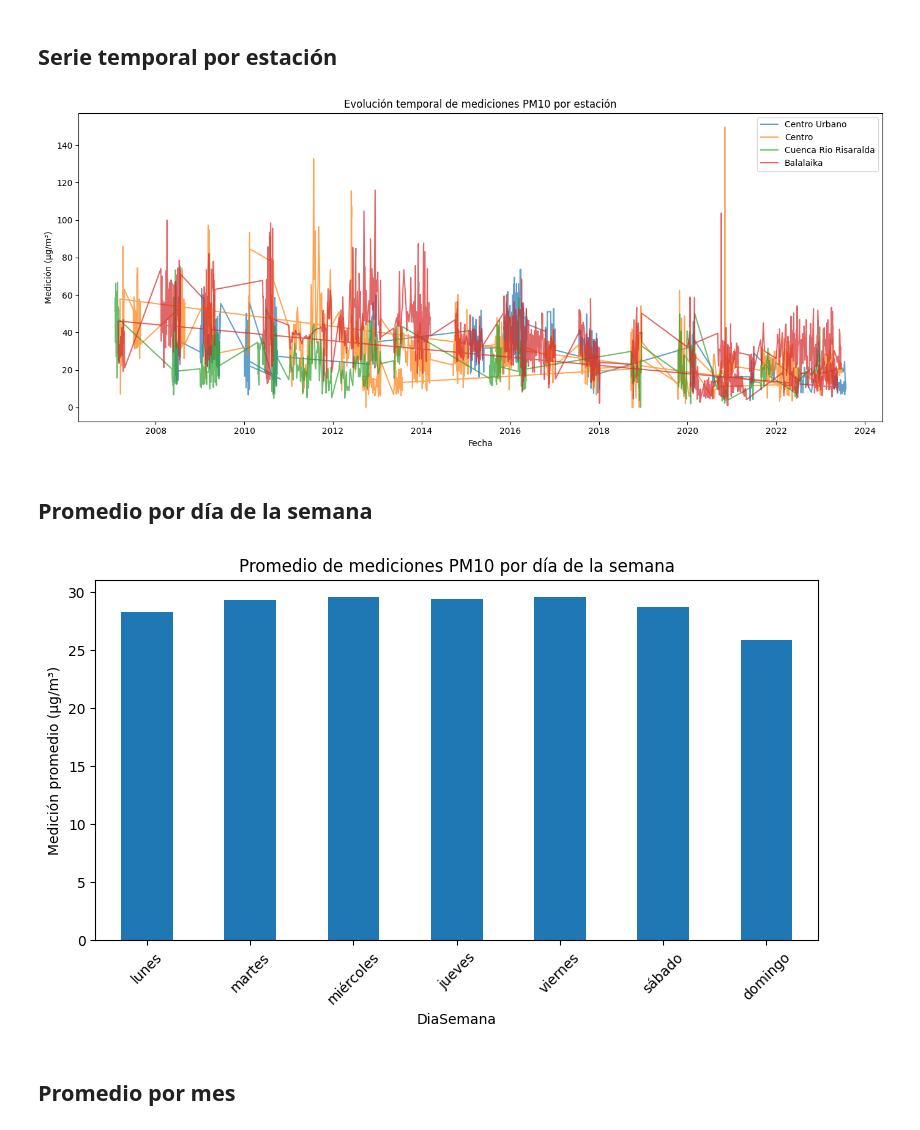
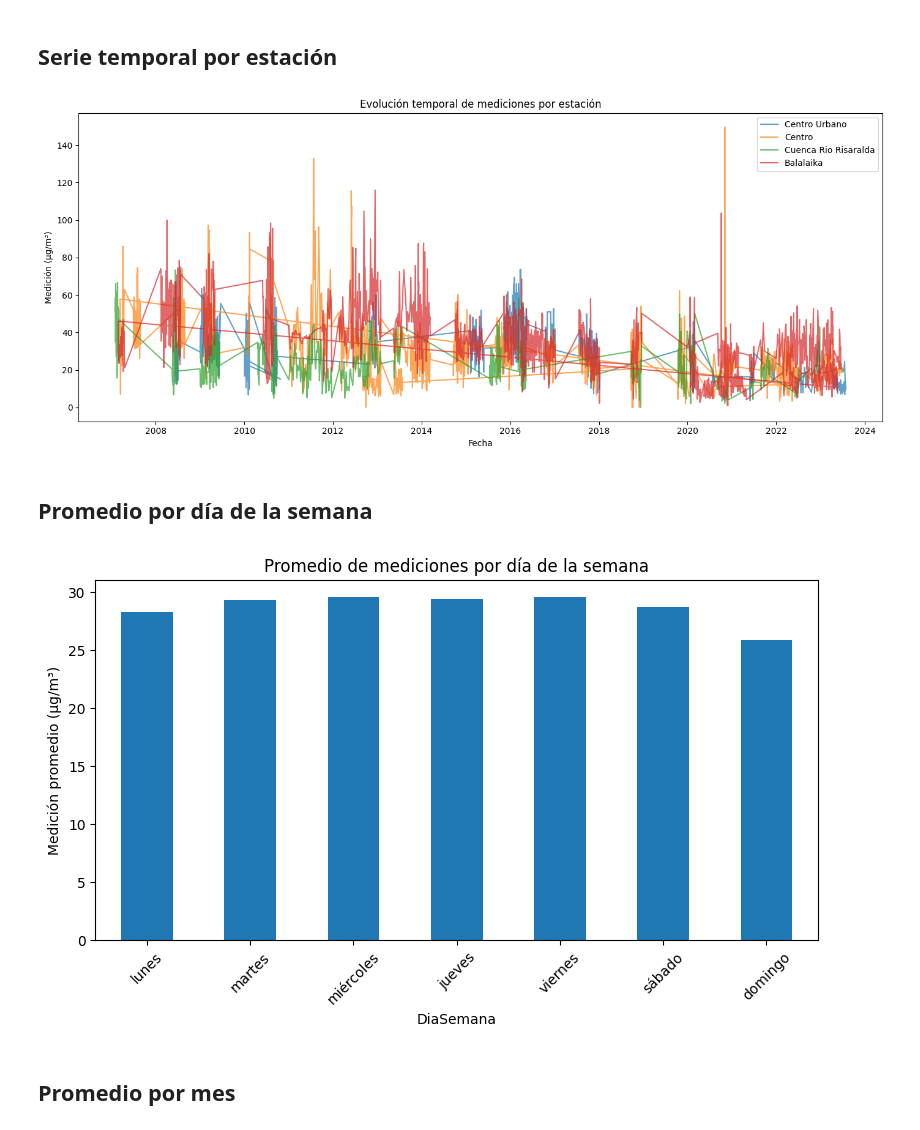
Before and after one commit to SebastianOrd/Microproyecto-DS, a Jupyter notebook: notebooks/eda.ipynb, the cells around one changed output. Cells and saved outputs as stored; diff of their text form; code cells hidden in the pictures.

```diff
--- a/notebooks/eda.ipynb
+++ b/notebooks/eda.ipynb
@@ -110,7 +110,7 @@ plt.figure(figsize=(14,6))
 for estacion in df['Estacion'].dropna().unique():
     subset = df[df['Estacion'] == estacion]
     plt.plot(subset['Fecha'], subset['Medicion'], label=estacion, alpha=0.7)
-plt.title('Evolución temporal de mediciones PM10 por estación')
+plt.title('Evolución temporal de mediciones por estación')
 plt.xlabel('Fecha'); plt.ylabel('Medición (µg/m³)')
 plt.legend()
 plt.tight_layout()
@@ -121,40 +121,42 @@ plt.figure(figsize=(14,6))
 for estacion in df['Estacion'].dropna().unique():
     subset = df[df['Estacion'] == estacion]
     plt.plot(subset['Fecha'], subset['Medicion'], label=estacion, alpha=0.7)
-plt.title('Evolución temporal de mediciones PM10 por estación')
+plt.title('Evolución temporal de mediciones por estación')
 plt.xlabel('Fecha'); plt.ylabel('Medición (µg/m³)')
 plt.legend()
 plt.tight_layout()
 plt.savefig(os.path.join(FIGS, 'serie_temporal_por_estacion.png'), bbox_inches='tight')
 plt.close()
 # %% [output]
-[figure, old version]
+[figure, new version]
 # %% [markdown]
 ## Promedio por día de la semana
 # %%
+dias_orden = ['lunes','martes','miércoles','jueves','viernes','sábado','domingo']
+
 plt.figure(figsize=(8,5))
 (df.groupby('DiaSemana')['Medicion'].mean()
   .reindex(dias_orden)
 ).plot(kind='bar')
-plt.title('Promedio de mediciones PM10 por día de la semana')
+plt.title('Promedio de mediciones por día de la semana')
 plt.ylabel('Medición promedio (µg/m³)')
 plt.xticks(rotation=45)
 plt.tight_layout()
 plt.show()
 
 # Guardar
 plt.figure(figsize=(8,5))
 (df.groupby('DiaSemana')['Medicion'].mean()
   .reindex(dias_orden)
 ).plot(kind='bar')
-plt.title('Promedio de mediciones PM10 por día de la semana')
+plt.title('Promedio de mediciones por día de la semana')
 plt.ylabel('Medición promedio (µg/m³)')
 plt.xticks(rotation=45)
 plt.tight_layout()
 plt.savefig(os.path.join(FIGS, 'promedio_por_dia_semana.png'), bbox_inches='tight')
 plt.close()
 # %% [output]
-[figure, old version]
+[figure, new version]
 # %% [markdown]
 ## Promedio por mes
 # %%
```
Also changed, not shown: parts of 5 cells of this notebook, 14 other files.
